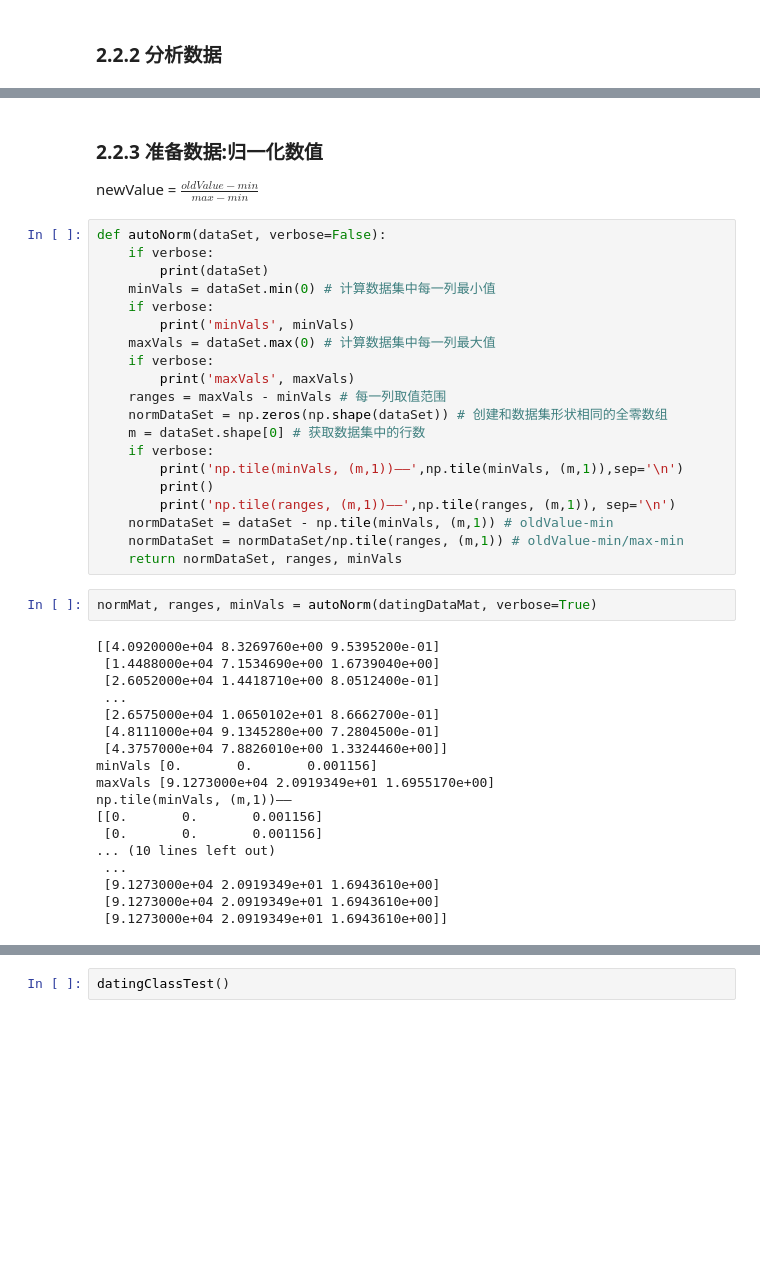
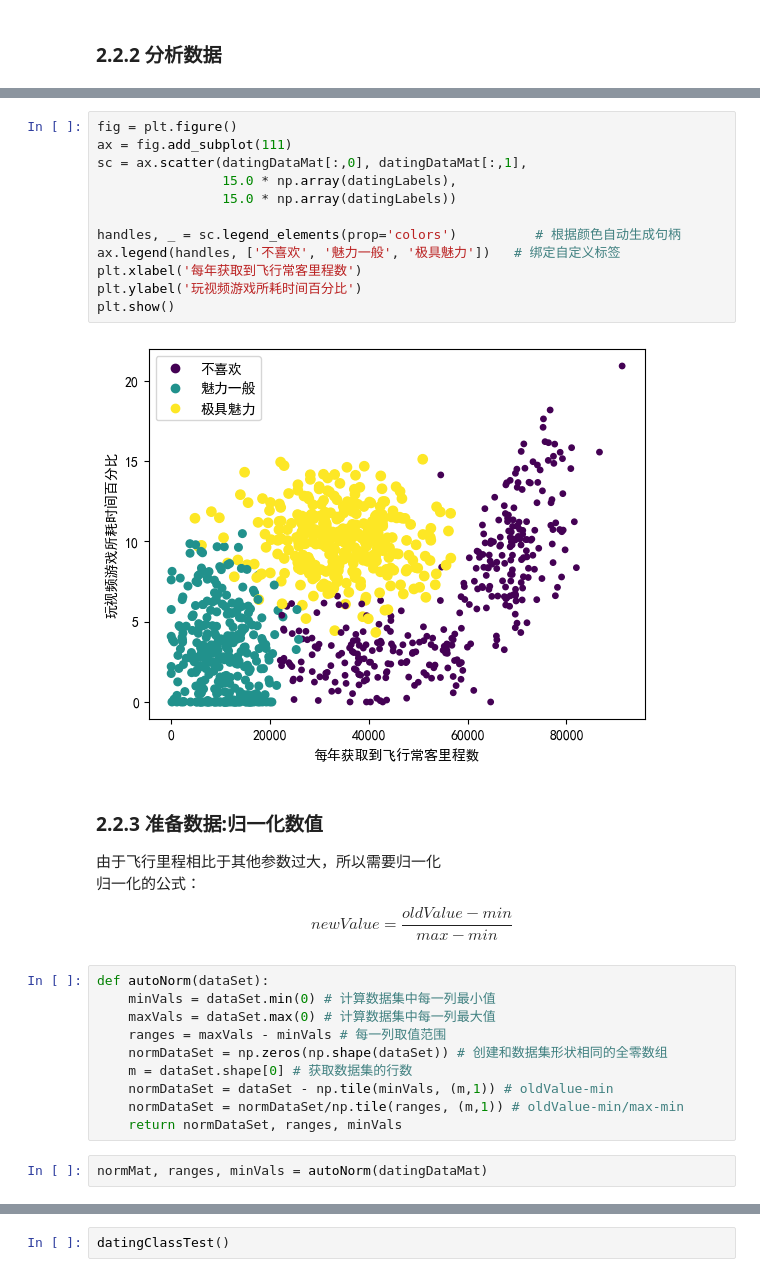
Before and after one commit to MrDjason/self-test-improvement, a Jupyter notebook: Machine_Learning/Machine_Learning_in_Action/k-近邻算法(knn).ipynb, the cells around one changed output, grey strips where cells are left out. Cells and saved outputs as stored; diff of their text form; blank space fills up the shorter version.

```diff
--- a/Machine_Learning/Machine_Learning_in_Action/k-近邻算法(knn).ipynb
+++ b/Machine_Learning/Machine_Learning_in_Action/k-近邻算法(knn).ipynb
@@ -159,46 +167,35 @@ plt.show()
+# %%
+fig = plt.figure()
+ax = fig.add_subplot(111)
+sc = ax.scatter(datingDataMat[:,0], datingDataMat[:,1],
+                15.0 * np.array(datingLabels),
+                15.0 * np.array(datingLabels))
+
+handles, _ = sc.legend_elements(prop='colors')          # 根据颜色自动生成句柄
+ax.legend(handles, ['不喜欢', '魅力一般', '极具魅力'])   # 绑定自定义标签
+plt.xlabel('每年获取到飞行常客里程数')
+plt.ylabel('玩视频游戏所耗时间百分比')
+plt.show()
+# %% [output]
+[figure, added]
 # %% [markdown]
 ### 2.2.3 准备数据:归一化数值
-newValue = $\frac{oldValue-min}{max-min}$
+由于飞行里程相比于其他参数过大，所以需要归一化
+归一化的公式：
+
+$$newValue = \frac{oldValue-min}{max-min}$$
 # %%
-def autoNorm(dataSet, verbose=False):
-    if verbose:
-        print(dataSet)
+def autoNorm(dataSet):
     minVals = dataSet.min(0) # 计算数据集中每一列最小值
-    if verbose:
-        print('minVals', minVals)
     maxVals = dataSet.max(0) # 计算数据集中每一列最大值
-    if verbose:
-        print('maxVals', maxVals)
     ranges = maxVals - minVals # 每一列取值范围
     normDataSet = np.zeros(np.shape(dataSet)) # 创建和数据集形状相同的全零数组
-    m = dataSet.shape[0] # 获取数据集中的行数
-    if verbose:
-        print('np.tile(minVals, (m,1))——',np.tile(minVals, (m,1)),sep='\n')
-        print()
-        print('np.tile(ranges, (m,1))——',np.tile(ranges, (m,1)), sep='\n')
+    m = dataSet.shape[0] # 获取数据集的行数
     normDataSet = dataSet - np.tile(minVals, (m,1)) # oldValue-min
     normDataSet = normDataSet/np.tile(ranges, (m,1)) # oldValue-min/max-min
     return normDataSet, ranges, minVals
 # %%
-normMat, ranges, minVals = autoNorm(datingDataMat, verbose=True)
+normMat, ranges, minVals = autoNorm(datingDataMat)
-# %% [output]
-[[4.0920000e+04 8.3269760e+00 9.5395200e-01]
- [1.4488000e+04 7.1534690e+00 1.6739040e+00]
- [2.6052000e+04 1.4418710e+00 8.0512400e-01]
- ...
- [2.6575000e+04 1.0650102e+01 8.6662700e-01]
- [4.8111000e+04 9.1345280e+00 7.2804500e-01]
- [4.3757000e+04 7.8826010e+00 1.3324460e+00]]
-minVals [0.       0.       0.001156]
-maxVals [9.1273000e+04 2.0919349e+01 1.6955170e+00]
-np.tile(minVals, (m,1))——
-[[0.       0.       0.001156]
- [0.       0.       0.001156]
-... (10 lines left out)
- ...
- [9.1273000e+04 2.0919349e+01 1.6943610e+00]
- [9.1273000e+04 2.0919349e+01 1.6943610e+00]
- [9.1273000e+04 2.0919349e+01 1.6943610e+00]]
 # %%
 def datingClassTest():
     hoRatio = 0.10 # 设置测试集比例
```
Also changed, not shown: parts of 14 cells of this notebook, 6 other files.
